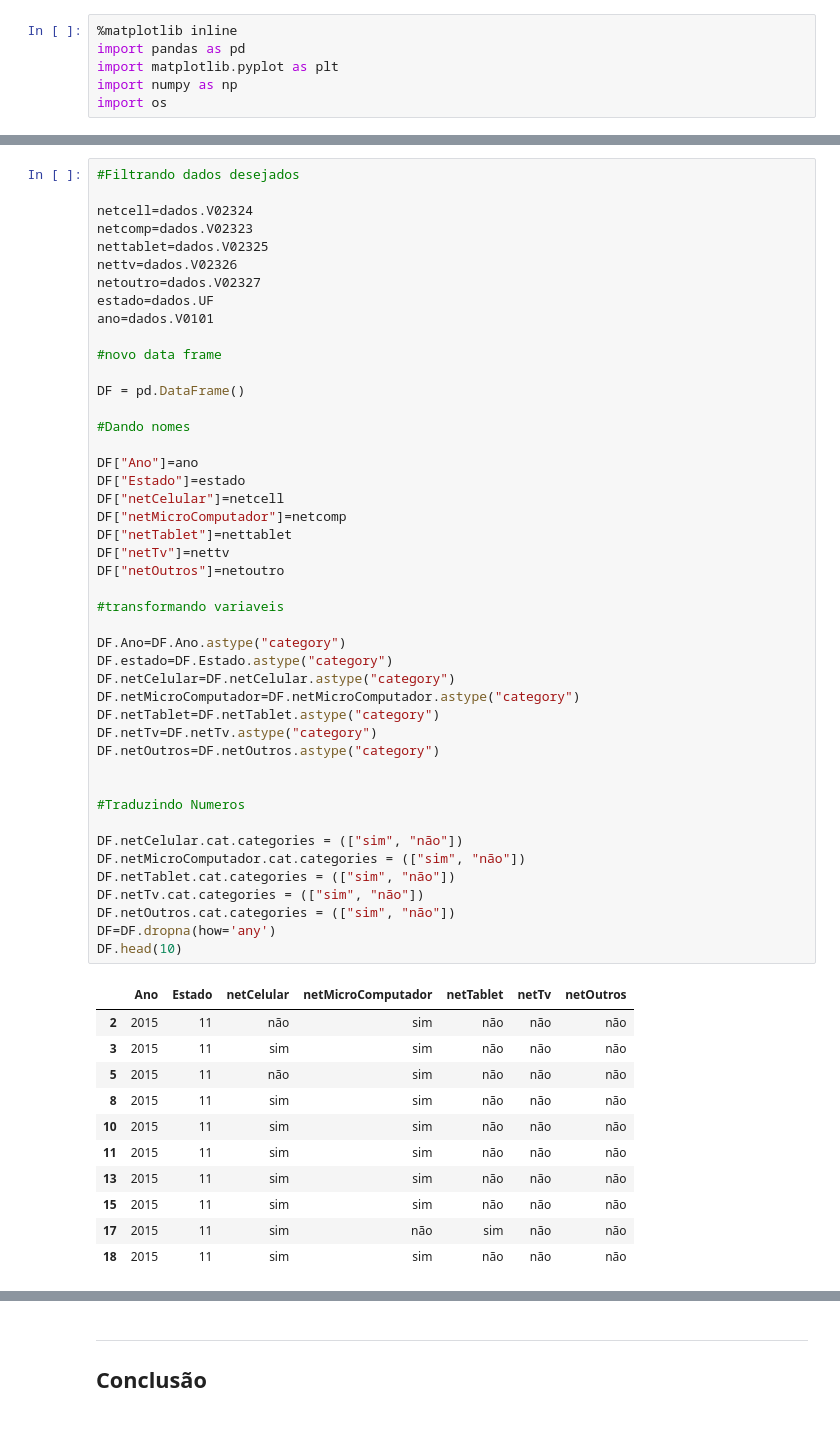
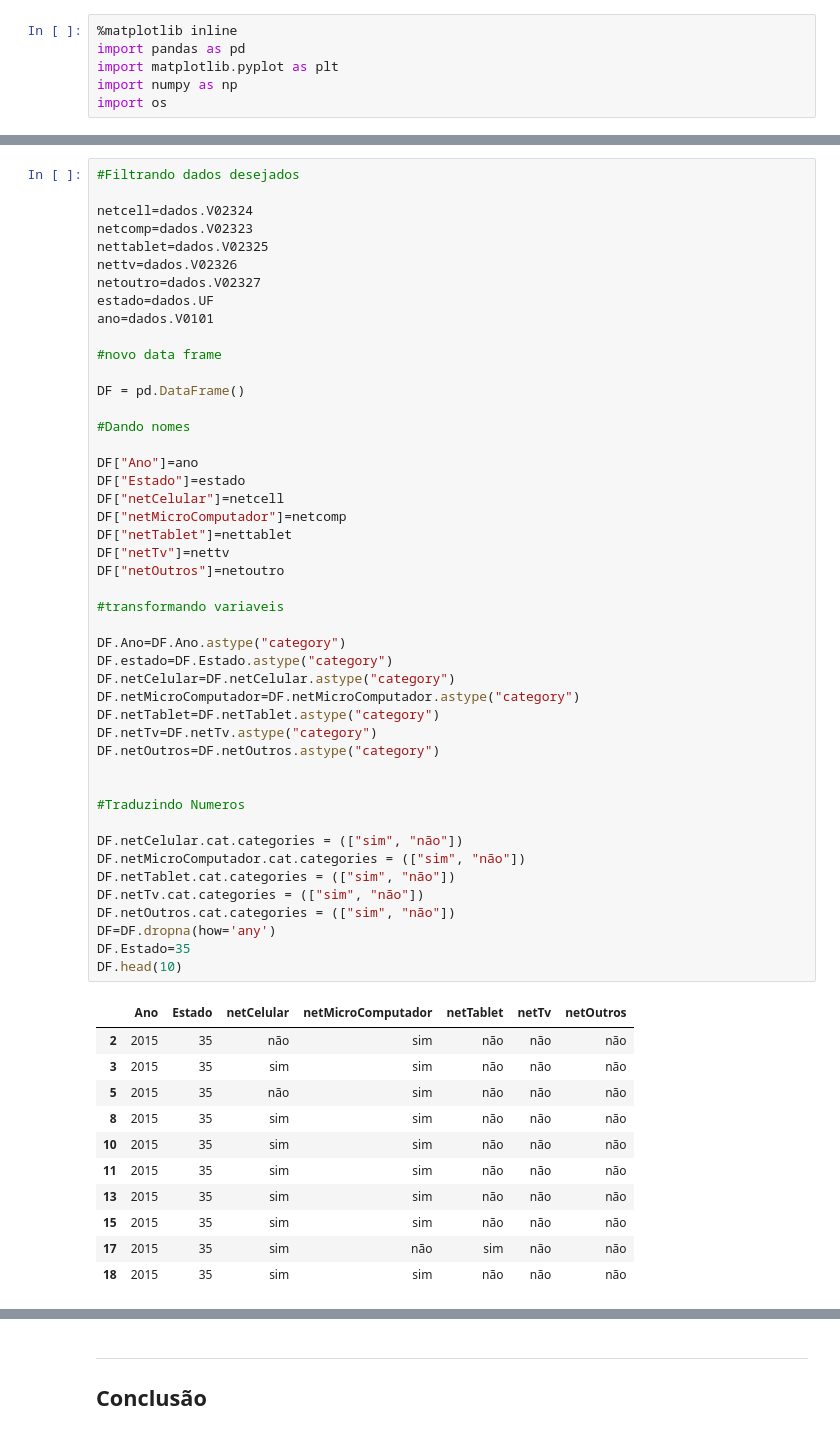
Before and after one commit to LucasVaz97/Ciencia-dos-Dados, a Jupyter notebook: entrega2.ipynb, the cells around one changed output, grey strips where cells are left out. Drawn from its saved outputs; the diff is of its cells as text.

```diff
--- a/entrega2.ipynb
+++ b/entrega2.ipynb
@@ -56,43 +58,44 @@ DF = pd.DataFrame()
 DF["Ano"]=ano
 DF["Estado"]=estado
 DF["netCelular"]=netcell
 DF["netMicroComputador"]=netcomp
 DF["netTablet"]=nettablet
 DF["netTv"]=nettv
 DF["netOutros"]=netoutro
 
 #transformando variaveis
 
 DF.Ano=DF.Ano.astype("category")
 DF.estado=DF.Estado.astype("category")
 DF.netCelular=DF.netCelular.astype("category")
 DF.netMicroComputador=DF.netMicroComputador.astype("category")
 DF.netTablet=DF.netTablet.astype("category")
 DF.netTv=DF.netTv.astype("category")
 DF.netOutros=DF.netOutros.astype("category")
 
 
 #Traduzindo Numeros
 
 DF.netCelular.cat.categories = (["sim", "não"])
 DF.netMicroComputador.cat.categories = (["sim", "não"])
 DF.netTablet.cat.categories = (["sim", "não"])
 DF.netTv.cat.categories = (["sim", "não"])
 DF.netOutros.cat.categories = (["sim", "não"])
 DF=DF.dropna(how='any')
+DF.Estado=35
 DF.head(10)
 # %% [output]
 |  | Ano | Estado | netCelular | netMicroComputador | netTablet | netTv | netOutros |
-| 2 | 2015 | 11 | não | sim | não | não | não |
-| 3 | 2015 | 11 | sim | sim | não | não | não |
-| 5 | 2015 | 11 | não | sim | não | não | não |
-| 8 | 2015 | 11 | sim | sim | não | não | não |
-| 10 | 2015 | 11 | sim | sim | não | não | não |
-| 11 | 2015 | 11 | sim | sim | não | não | não |
-| 13 | 2015 | 11 | sim | sim | não | não | não |
-| 15 | 2015 | 11 | sim | sim | não | não | não |
-| 17 | 2015 | 11 | sim | não | sim | não | não |
-| 18 | 2015 | 11 | sim | sim | não | não | não |
+| 2 | 2015 | 35 | não | sim | não | não | não |
+| 3 | 2015 | 35 | sim | sim | não | não | não |
+| 5 | 2015 | 35 | não | sim | não | não | não |
+| 8 | 2015 | 35 | sim | sim | não | não | não |
+| 10 | 2015 | 35 | sim | sim | não | não | não |
+| 11 | 2015 | 35 | sim | sim | não | não | não |
+| 13 | 2015 | 35 | sim | sim | não | não | não |
+| 15 | 2015 | 35 | sim | sim | não | não | não |
+| 17 | 2015 | 35 | sim | não | sim | não | não |
+| 18 | 2015 | 35 | sim | sim | não | não | não |
 # %%
 #Filtrando dados desejados
 
```
Also changed, not shown: parts of 8 cells of this notebook.
